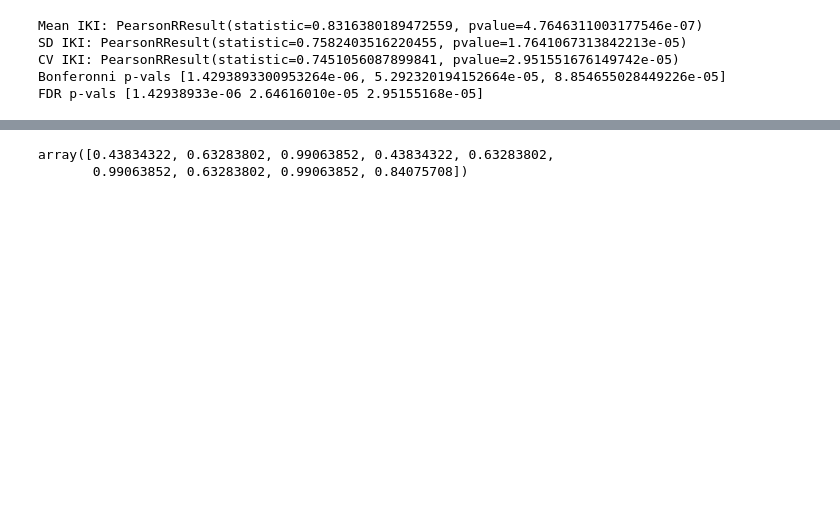
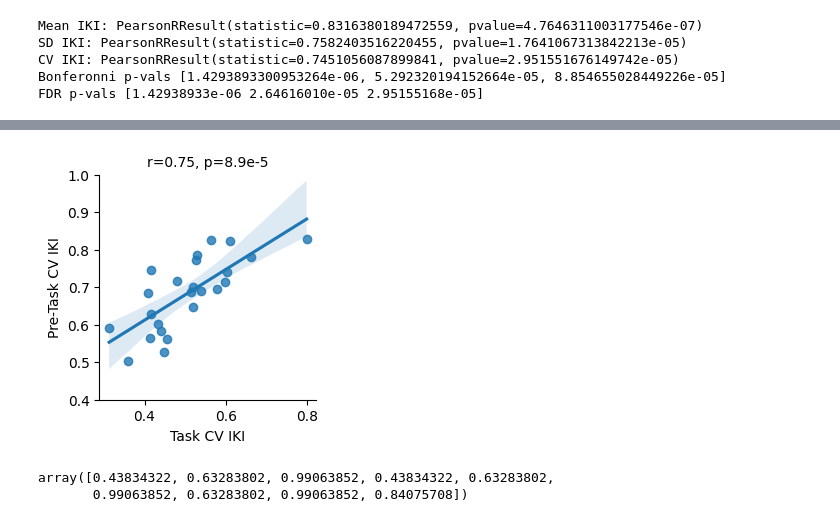
Before and after one commit to rruopp/typingexp, a Jupyter notebook: typing_task_analysis/turbotyping_analysis.ipynb, the cells around one changed output, grey strips where cells are left out. Cells and saved outputs as stored; diff of their text form; code cells hidden in the pictures; blank space fills up the shorter version.

```diff
--- a/typing_task_analysis/turbotyping_analysis.ipynb
+++ b/typing_task_analysis/turbotyping_analysis.ipynb
@@ -501,3 +599,24 @@ FDR p-vals [1.42938933e-06 2.64616010e-05 2.95155168e-05]
+# %%
+# Fig. 3c3 - Turbo CV IKI vs. Task CV IKI
+g = sns.lmplot(
+    data=subject_scores,
+    x="cv_IKI", y="cviki_alpha",
+    height=3
+)
+
+g.set_axis_labels('Task CV IKI', 'Pre-Task CV IKI', fontsize=10)
+
+plt.ylim(0.4, 1)
+
+# g.set_yticklabels(fontsize=12)
+# g.set_xticklabels(fontsize=12)
+
+g.ax.set_title('r=0.75, p=8.9e-5', fontsize=10)
+
+plt.show()
+g.savefig(save_dir + 'fig_3c3.png', dpi=300)
+# %% [output]
+[figure, added]
 # %%
 ## Pearson correlation between ...
 ies_pearsons = [
```
Also changed, not shown: parts of 10 cells of this notebook, 19 other files.
